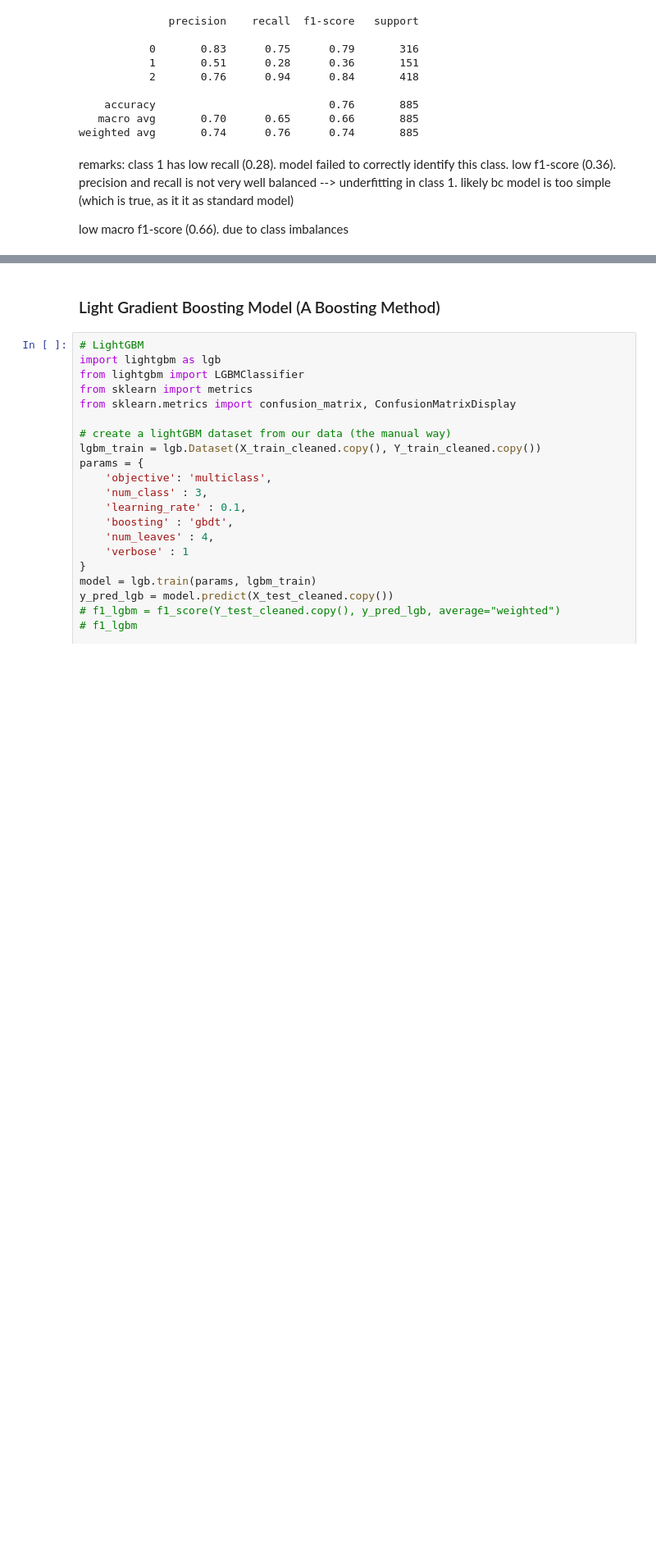
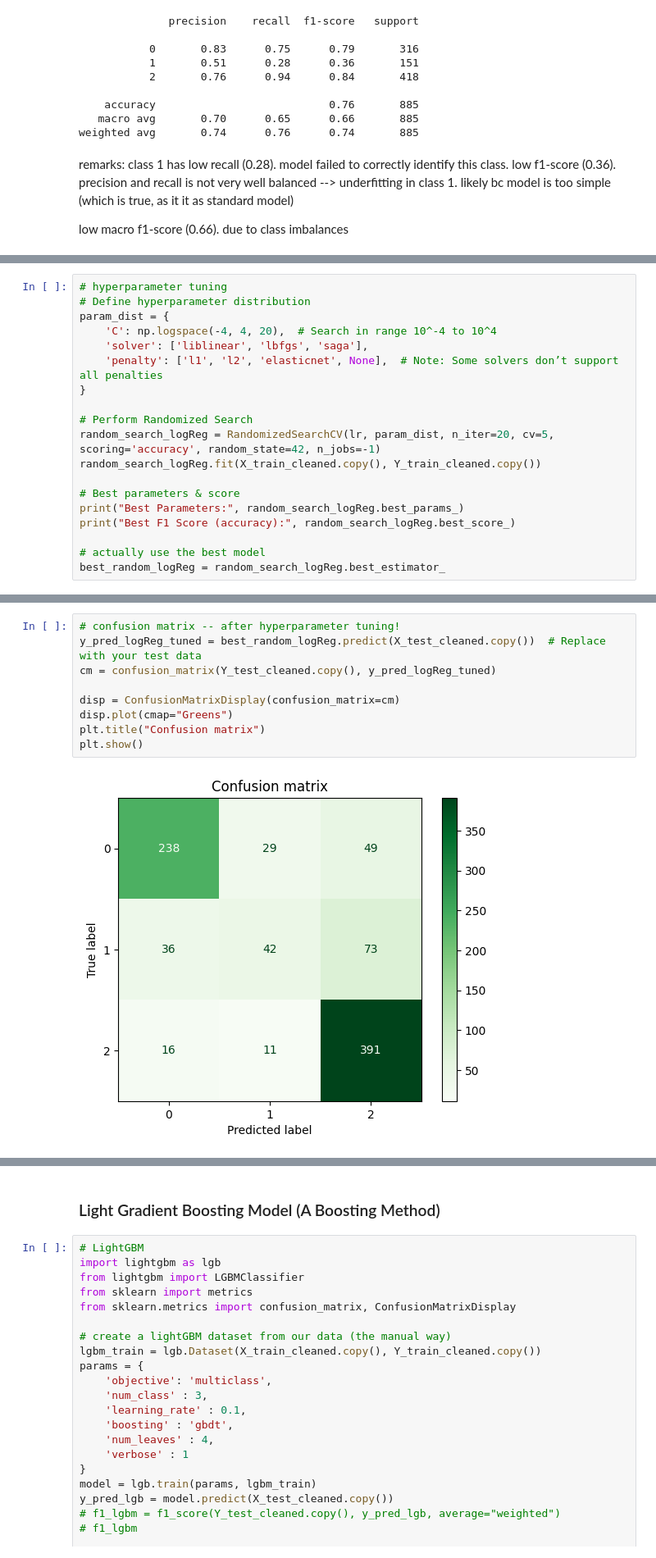
Before and after one commit to SamuelMalaga/M2IS---AI-ML-project, a Jupyter notebook: ML_Section.ipynb, the cells around one changed output, grey strips where cells are left out. Shown at 82% size. Saved outputs shown, nothing was run; the diff lists cells and outputs as text; blank space fills up the shorter version.

```diff
--- a/ML_Section.ipynb
+++ b/ML_Section.ipynb
@@ -938,0 +977,19 @@ low macro f1-score (0.66). due to class imbalances
+# %%
+# hyperparameter tuning
+# Define hyperparameter distribution
+param_dist = {
+    'C': np.logspace(-4, 4, 20),  # Search in range 10^-4 to 10^4
+    'solver': ['liblinear', 'lbfgs', 'saga'],
+    'penalty': ['l1', 'l2', 'elasticnet', None],  # Note: Some solvers don’t support all penalties
+}
+
+# Perform Randomized Search
+random_search_logReg = RandomizedSearchCV(lr, param_dist, n_iter=20, cv=5, scoring='accuracy', random_state=42, n_jobs=-1)
+random_search_logReg.fit(X_train_cleaned.copy(), Y_train_cleaned.copy())
+
+# Best parameters & score
+print("Best Parameters:", random_search_logReg.best_params_)
+print("Best F1 Score (accuracy):", random_search_logReg.best_score_)
+
+# actually use the best model
+best_random_logReg = random_search_logReg.best_estimator_
@@ -938,0 +1023,11 @@ low macro f1-score (0.66). due to class imbalances
+# %%
+# confusion matrix -- after hyperparameter tuning!
+y_pred_logReg_tuned = best_random_logReg.predict(X_test_cleaned.copy())  # Replace with your test data
+cm = confusion_matrix(Y_test_cleaned.copy(), y_pred_logReg_tuned)
+
+disp = ConfusionMatrixDisplay(confusion_matrix=cm)
+disp.plot(cmap="Greens")
+plt.title("Confusion matrix")
+plt.show()
+# %% [output]
+[figure, added]
```
Also changed, not shown: parts of 12 cells of this notebook.
